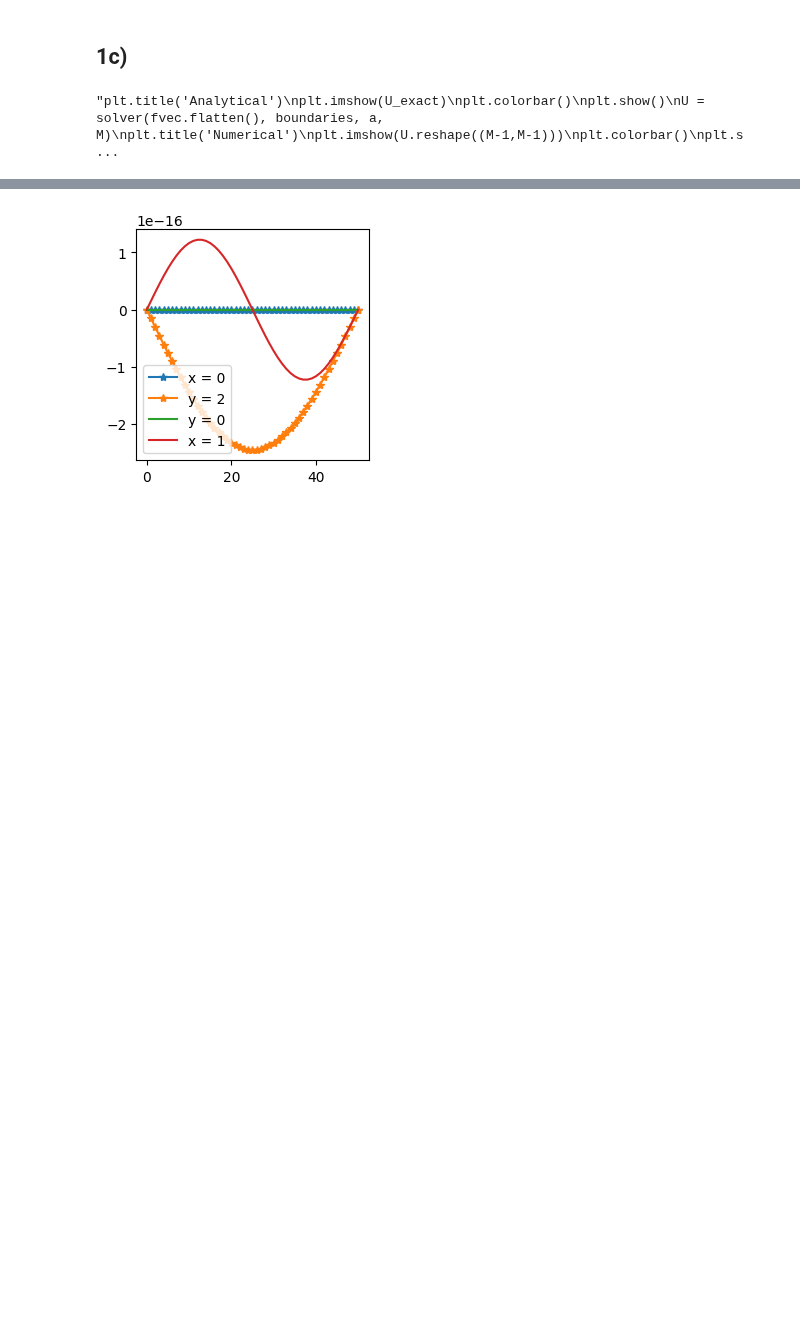
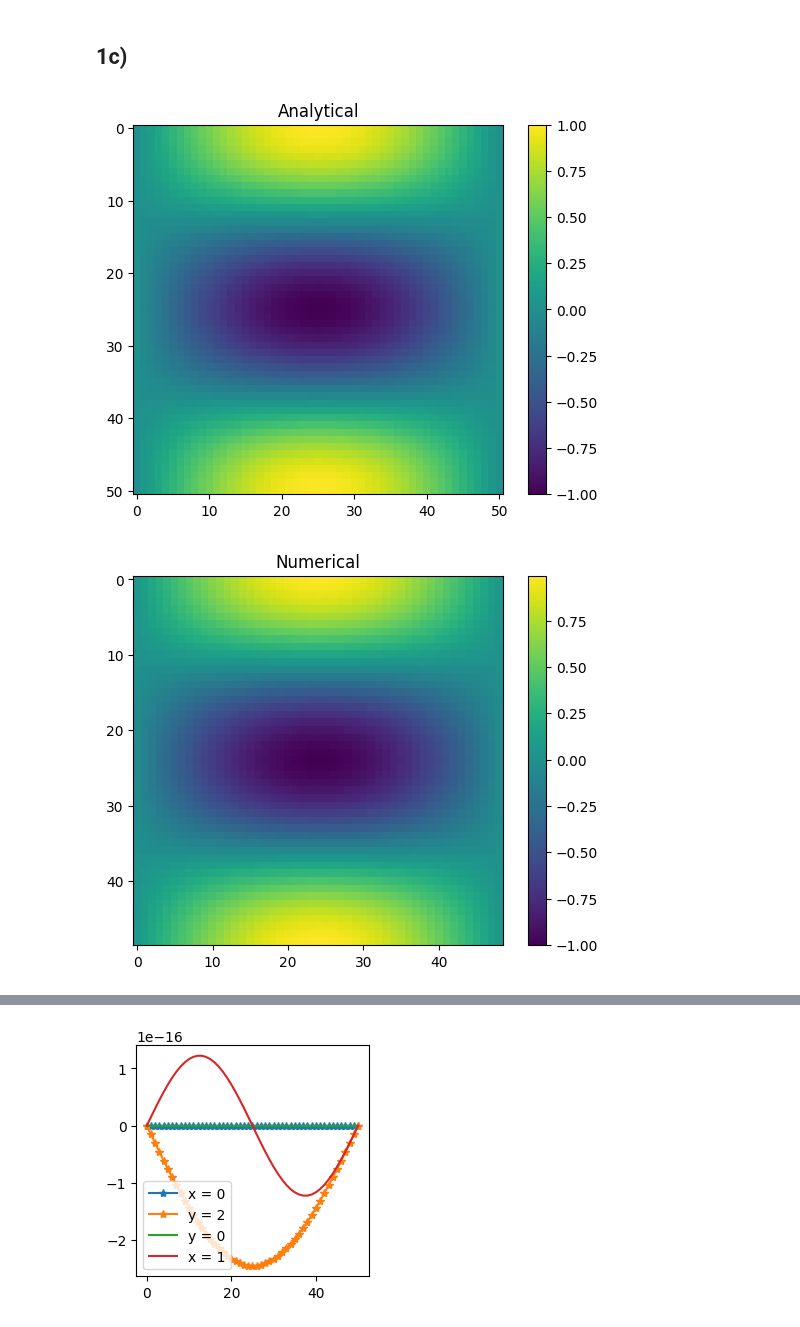
Before and after one commit to aledha/TMA4212-NumDiffDiff, a Jupyter notebook: Project 1/Proj1_code.ipynb, the cells around one changed output, grey strips where cells are left out. Cells and saved outputs as stored; diff of their text form; code cells hidden in the pictures; blank space fills up the shorter version.

```diff
--- a/Project 1/Proj1_code.ipynb
+++ b/Project 1/Proj1_code.ipynb
@@ -230,33 +230,34 @@ a = 0.1
 x = np.linspace(0, 1, M+1)
 y = np.linspace(0, 2, M+1)
 
 def u_exact(x, y):
     return np.sin(np.pi * x) * np.cos(np.pi * y)
 
 
 def f(x, y):
     return np.pi**2 * ((-a-1-r**2) * np.sin(np.pi * x) * np.cos(np.pi * y) - 2*r * np.cos(np.pi * x) * np.sin(np.pi * y))
 xx, yy = np.meshgrid(x, y)
 fvec = f(xx, yy)[1:-1, 1:-1]
 U_exact = u_exact(xx, yy)
 b = U_exact[0, :]
 t = U_exact[-1, :]
 l = U_exact[:, 0]
 r = U_exact[:, -1]
 boundaries = [l,t,r,b]
 
-"""plt.title('Analytical')
+plt.title('Analytical')
 plt.imshow(U_exact)
 plt.colorbar()
 plt.show()
 U = solver(fvec.flatten(), boundaries, a, M)
 plt.title('Numerical')
 plt.imshow(U.reshape((M-1,M-1)))
 plt.colorbar()
 plt.show()
 plt.title('Error')
 plt.imshow(np.abs(U.reshape((M-1, M-1)) - U_exact[1:-1,1:-1]))
 plt.colorbar()
-plt.show()"""
+plt.show()
 # %% [output]
-"plt.title('Analytical')\nplt.imshow(U_exact)\nplt.colorbar()\nplt.show()\nU = solver(fvec.flatten(), boundaries, a, M)\nplt.title('Numerical')\nplt.imshow(U.reshape((M-1,M-1)))\nplt.colorbar()\nplt.s ...
+[figure, added]
+[figure, added]
```
Also changed, not shown: parts of 2 cells of this notebook.
